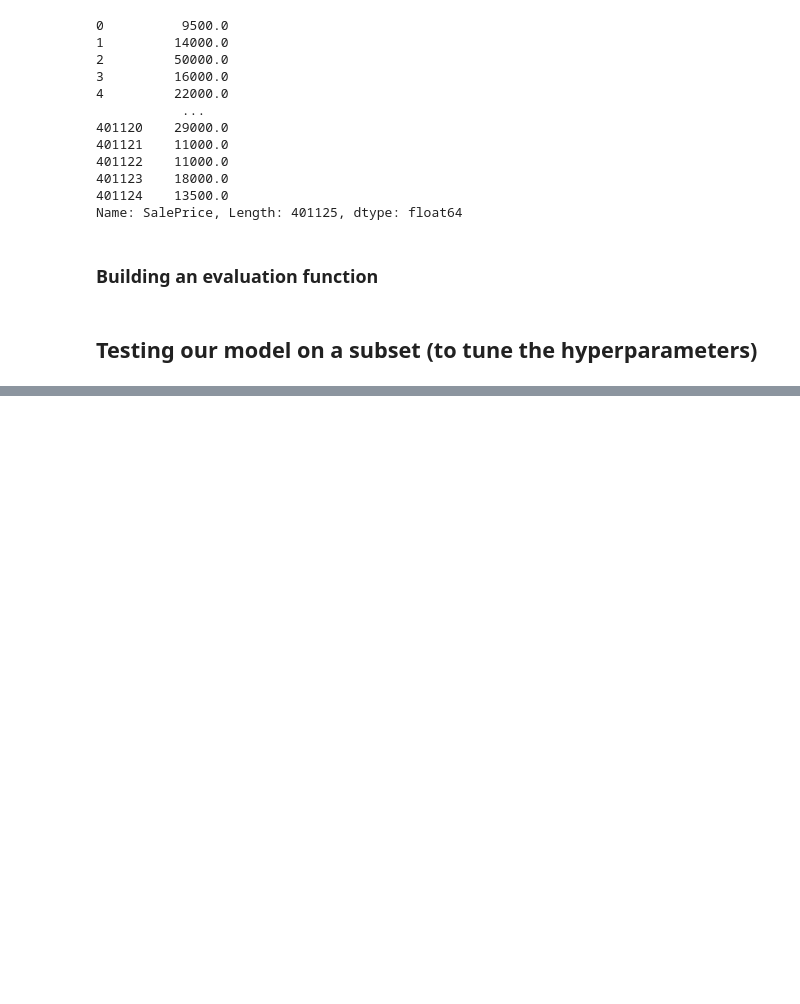
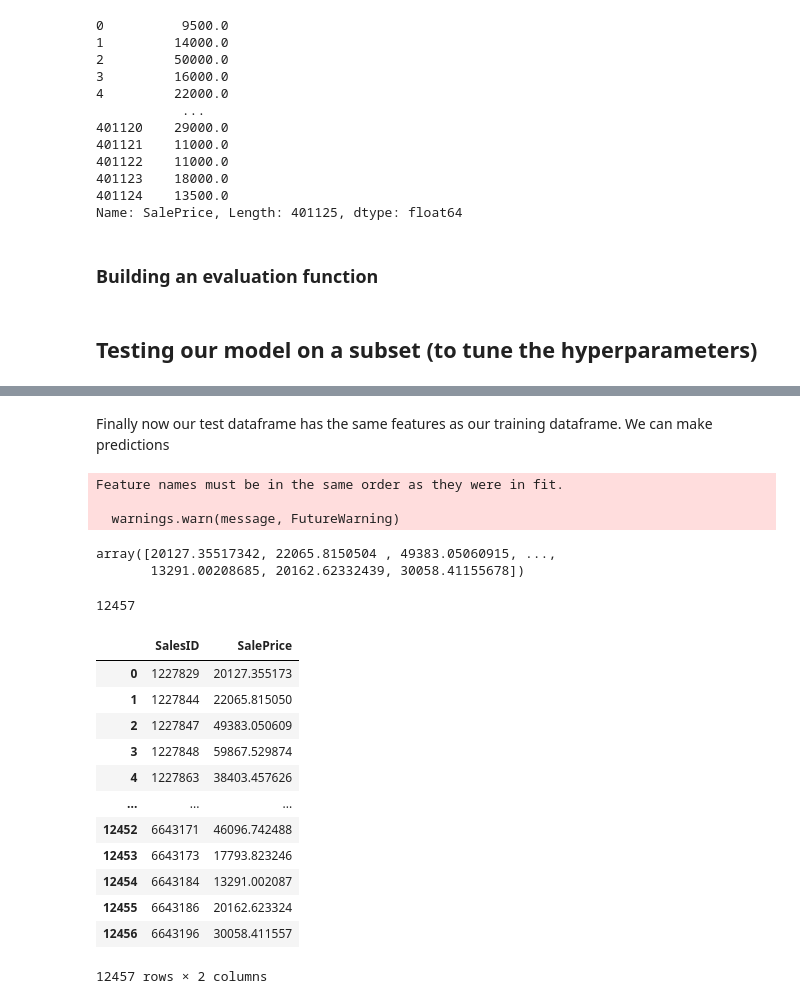
Before and after one commit to cwg7/Bulldozer-Price-Prediction, a Jupyter notebook: bulldozer-price-prediction.ipynb, the cells around one changed output, grey strips where cells are left out. Drawn from its saved outputs; the diff is of its cells as text; code cells hidden in the pictures; blank space fills up the shorter version.

```diff
--- a/bulldozer-price-prediction.ipynb
+++ b/bulldozer-price-prediction.ipynb
@@ -1369,0 +1331,36 @@ df_preds.to_csv("C:\\Users\\cwins\\Downloads\\zero-to-mastery-ml-masterUNZIPPED\
+# %% [markdown]
+Finally now our test dataframe has the same features as our training dataframe. We can make predictions
+# %%
+# Make predictions on the test data
+test_preds = ideal_model.predict(df_test)
+test_preds
+# %% [output]
+Feature names must be in the same order as they were in fit.
+
+  warnings.warn(message, FutureWarning)
+array([20127.35517342, 22065.8150504 , 49383.05060915, ...,
+       13291.00208685, 20162.62332439, 30058.41155678])
+# %%
+len(test_preds)
+# %% [output]
+12457
+# %%
+# Format predictions into desired format
+df_preds = pd.DataFrame()
+df_preds["SalesID"] = df_test["SalesID"]
+df_preds["SalePrice"] = test_preds
+df_preds
+# %% [output]
+|  | SalesID | SalePrice |
+| 0 | 1227829 | 20127.355173 |
+| 1 | 1227844 | 22065.815050 |
+| 2 | 1227847 | 49383.050609 |
+| 3 | 1227848 | 59867.529874 |
+| 4 | 1227863 | 38403.457626 |
+| ... | ... | ... |
+| 12452 | 6643171 | 46096.742488 |
+| 12453 | 6643173 | 17793.823246 |
+| 12454 | 6643184 | 13291.002087 |
+| 12455 | 6643186 | 20162.623324 |
+| 12456 | 6643196 | 30058.411557 |
+12457 rows × 2 columns
```
Also changed, not shown: parts of 69 cells of this notebook.
